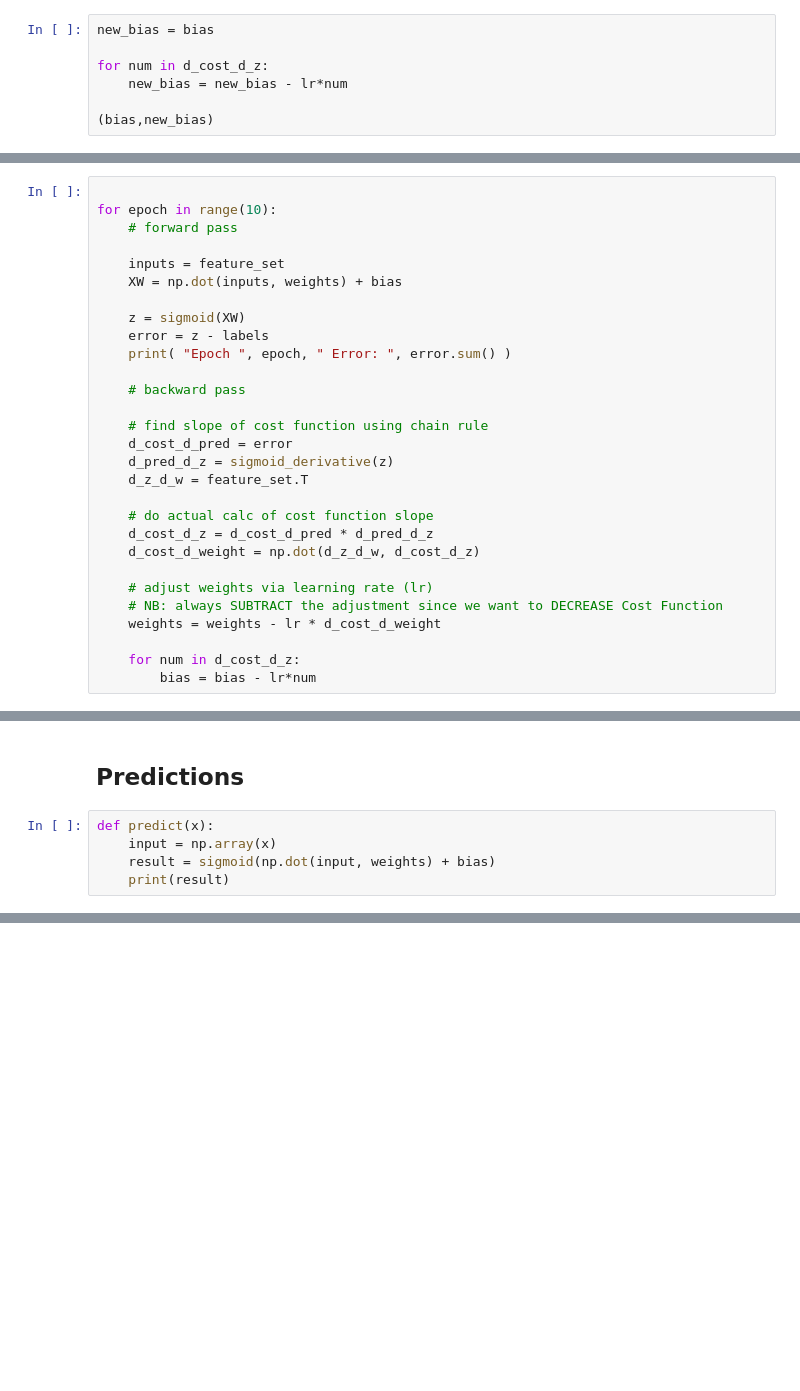
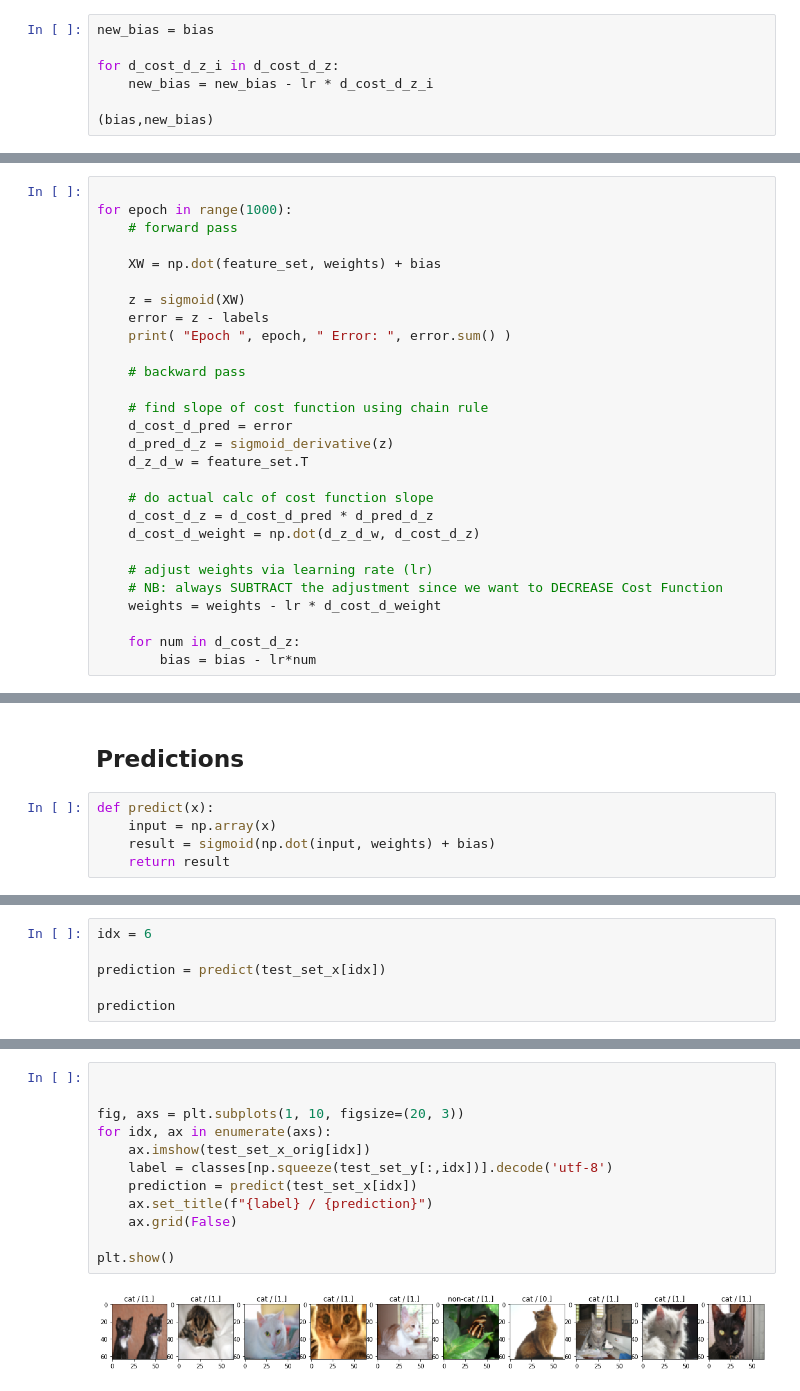
Before and after one commit to mhuang74-data-science-playground/neural-network-101, a Jupyter notebook: notebooks/Image Classification with Numpy.ipynb, the cells around one changed output, grey strips where cells are left out. Drawn from its saved outputs; the diff is of its cells as text; blank space fills up the shorter version.

```diff
--- a/notebooks/Image Classification with Numpy.ipynb
+++ b/notebooks/Image Classification with Numpy.ipynb
@@ -315,8 +240,8 @@ array([[0.19661193],
 # %%
 new_bias = bias
 
-for num in d_cost_d_z:
-    new_bias = new_bias - lr*num
+for d_cost_d_z_i in d_cost_d_z:
+    new_bias = new_bias - lr * d_cost_d_z_i
 
 (bias,new_bias)
 # %% [output]
@@ -356,11 +275,10 @@ array([0.08139032])
 lr = 0.05
 # %%
 
-for epoch in range(10):
+for epoch in range(1000):
     # forward pass
 
-    inputs = feature_set
-    XW = np.dot(inputs, weights) + bias
+    XW = np.dot(feature_set, weights) + bias
 
     z = sigmoid(XW)
     error = z - labels
@@ -400,4 +342,4 @@ Epoch  9  Error:  -71.9415236126786
 def predict(x):
     input = np.array(x)
     result = sigmoid(np.dot(input, weights) + bias)
-    print(result)
+    return result
@@ -407,0 +346,6 @@ predict([0,1,0])
+# %%
+idx = 6
+
+prediction = predict(test_set_x[idx])
+
+prediction
@@ -407,0 +354,14 @@ predict([0,1,0])
+# %%
+
+
+fig, axs = plt.subplots(1, 10, figsize=(20, 3))
+for idx, ax in enumerate(axs):
+    ax.imshow(test_set_x_orig[idx])
+    label = classes[np.squeeze(test_set_y[:,idx])].decode('utf-8')
+    prediction = predict(test_set_x[idx])
+    ax.set_title(f"{label} / {prediction}")
+    ax.grid(False)
+
+plt.show()
+# %% [output]
+[figure, added]
```
Also changed, not shown: parts of 14 cells of this notebook.
